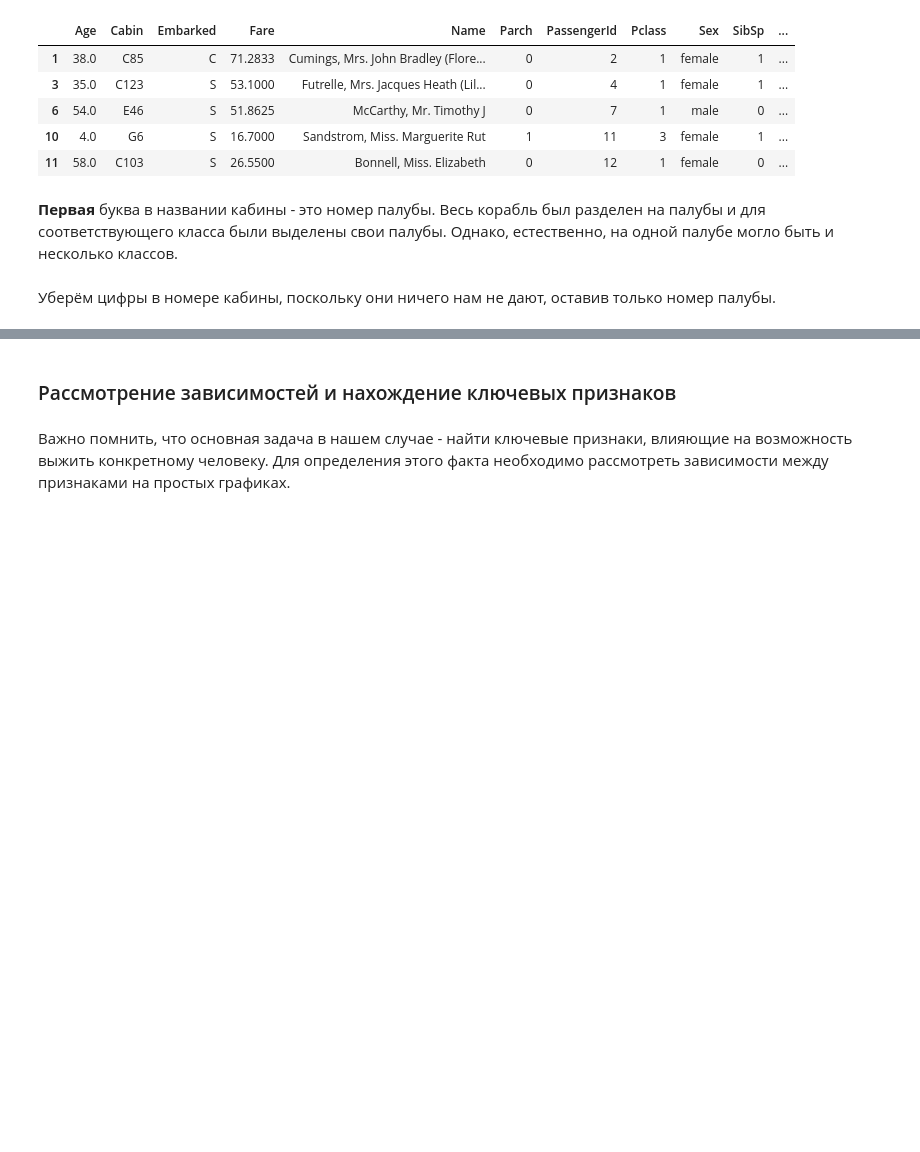
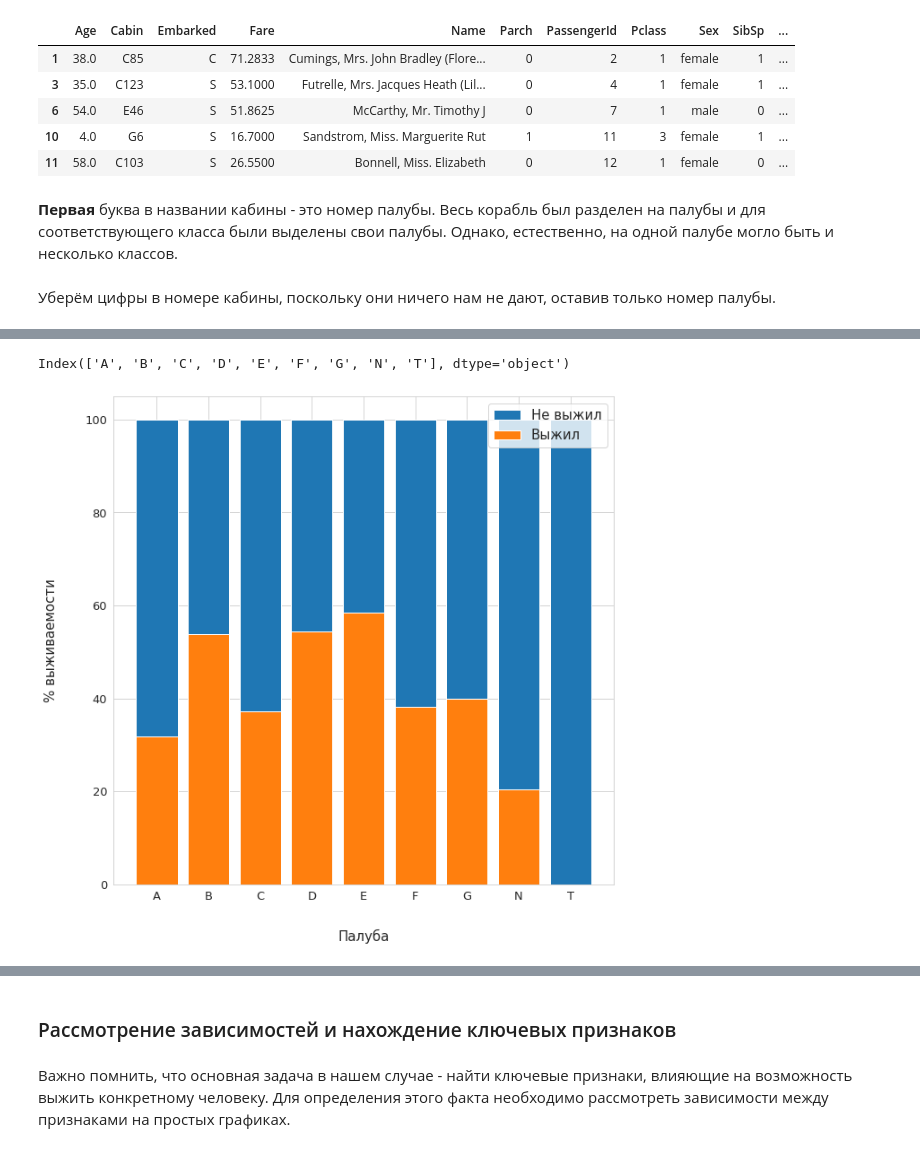
Before and after one commit to Lpshkn/Tutors, a Jupyter notebook: Practice/Titanic/Solution.ipynb, the cells around one changed output, grey strips where cells are left out. Saved outputs shown, nothing was run; the diff lists cells and outputs as text; code cells hidden in the pictures; blank space fills up the shorter version.

Commit message:
Finish the process of filling null values

```diff
--- a/Practice/Titanic/Solution.ipynb
+++ b/Practice/Titanic/Solution.ipynb
@@ -186,0 +208,2 @@ df_all['Cabin'] = df_all[df_all['Cabin'].notnull()]['Cabin'].apply(lambda x: x[:
+# %%
+df_all['Cabin'].fillna('N', inplace=True)
@@ -186,0 +212,3 @@ df_all['Cabin'] = df_all[df_all['Cabin'].notnull()]['Cabin'].apply(lambda x: x[:
+# %%
+all_decks = df_all.Cabin.value_counts().sort_index()
+all_decks
@@ -186,0 +226,3 @@ df_all['Cabin'] = df_all[df_all['Cabin'].notnull()]['Cabin'].apply(lambda x: x[:
+# %%
+survived_decks = df_all.groupby('Cabin').Survived.sum().astype(int)
+survived_decks
@@ -186,0 +241,17 @@ df_all['Cabin'] = df_all[df_all['Cabin'].notnull()]['Cabin'].apply(lambda x: x[:
+# %%
+decks = all_decks.index
+decks
+# %% [output]
+Index(['A', 'B', 'C', 'D', 'E', 'F', 'G', 'N', 'T'], dtype='object')
+# %%
+plt.figure(figsize=(10, 10))
+plt.bar(decks, 100, label='Не выжил')
+plt.bar(decks, survived_decks / all_decks * 100, label='Выжил')
+plt.legend(loc='upper right', fontsize=15)
+plt.ylabel('% выживаемости', fontsize=15, labelpad=30)
+plt.xlabel('Палуба', fontsize=15, labelpad=30)
+ax = plt.gca()
+ax.tick_params(axis='both', labelsize=13)
+plt.show()
+# %% [output]
+[figure, added]
```
Also changed, not shown: parts of 17 cells of this notebook.
